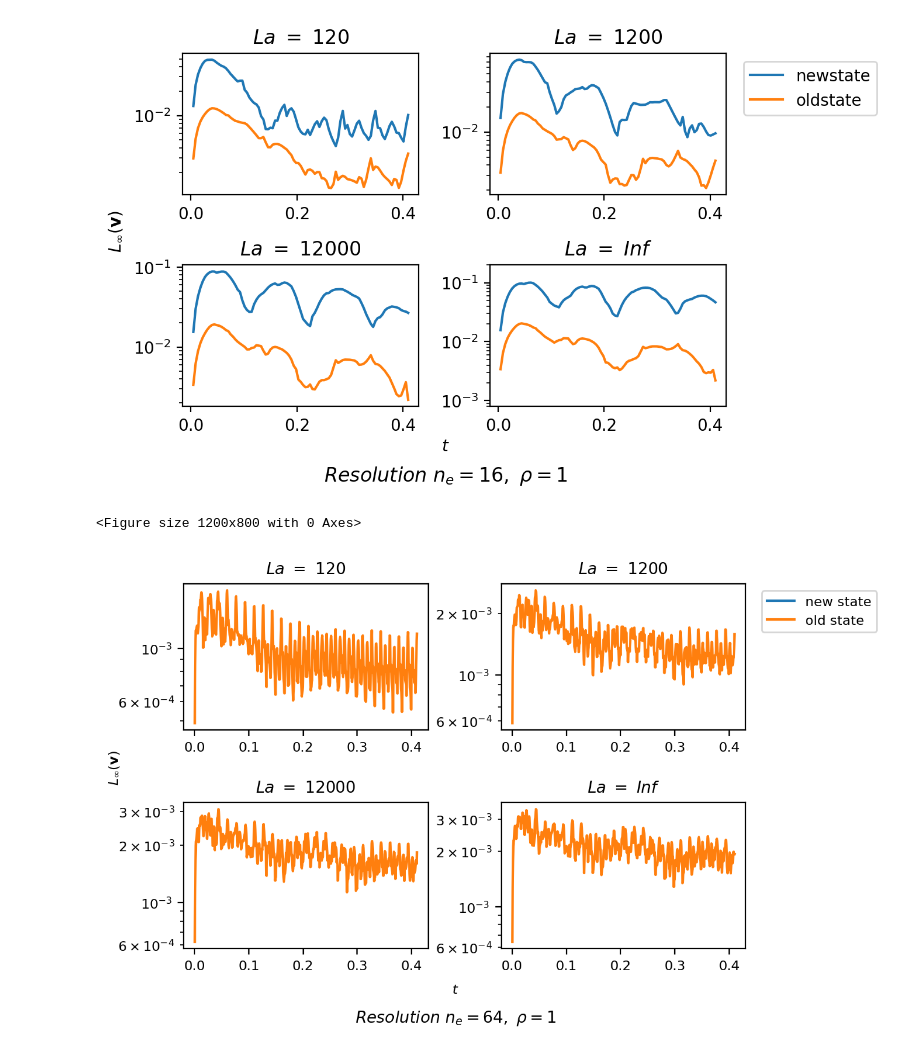
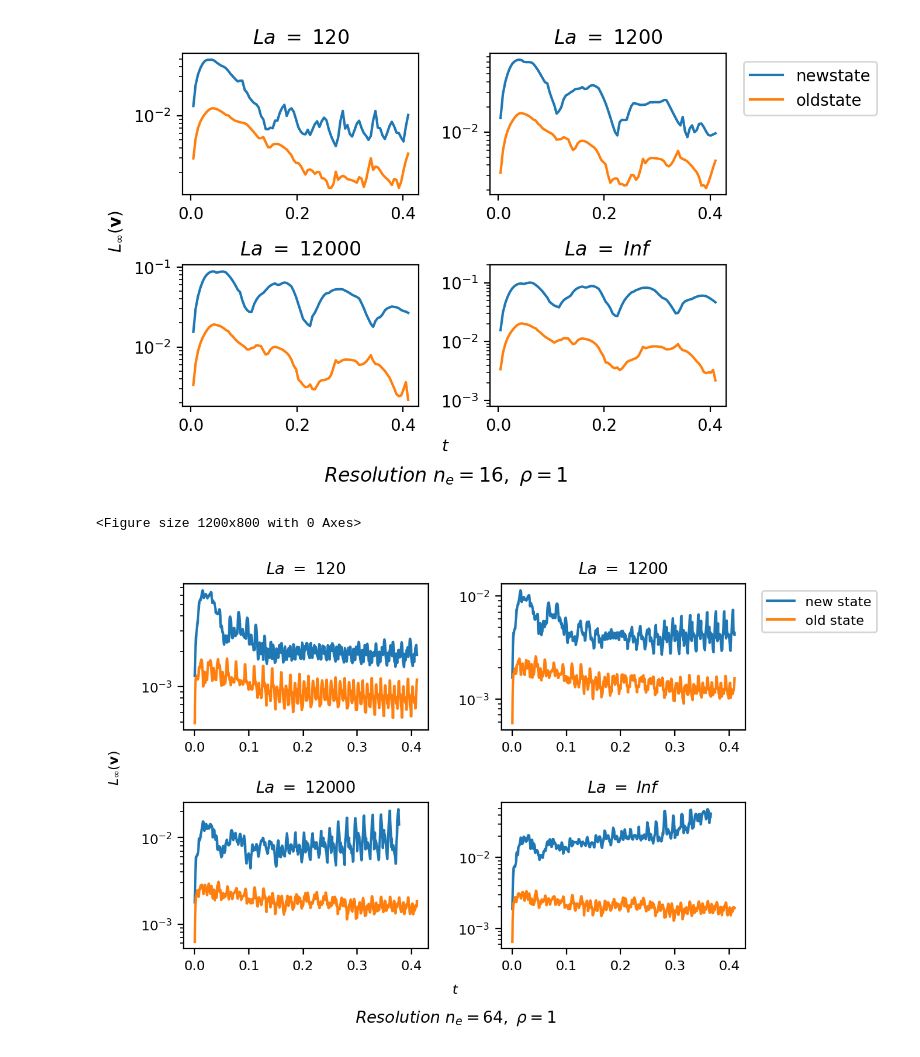
Before and after one commit to CRC-1194/lent, a Jupyter notebook: cases/flow-solution/translating-droplet/three-dimensional/translating-droplet-3D.ipynb, the cells around one changed output. Drawn from its saved outputs; the diff is of its cells as text; code cells hidden in the pictures.

```diff
--- a/cases/flow-solution/translating-droplet/three-dimensional/translating-droplet-3D.ipynb
+++ b/cases/flow-solution/translating-droplet/three-dimensional/translating-droplet-3D.ipynb
@@ -176,7 +176,7 @@ plt.show()
 
 fig, ax = plt.subplots(2, 2)
 
-new_state_n64_La120 = popinet_2009_df.loc[idx[[0.057735]]]
+new_state_n64_La120 = popinet_2009_df.loc[idx[[64],[0.057735],[1],:]]
 old_state_n64_La120=  old_data_df.loc[(old_data_df['resolution']==64)&(old_data_df['nu_droplet']==0.057735)]
 ax[0,0].plot(new_state_n64_La120['time'], new_state_n64_La120['Linf velocity error'],label='new state')
 ax[0,0].plot(old_state_n64_La120['time'], old_state_n64_La120['Linf velocity error'], label='old state')
@@ -184,36 +184,36 @@ ax[0,0].set_title(r"$La\ =\ 120$")
 ax[0,0].set_yscale('log')
 
 
-new_state_n64_La1200 = popinet_2009_df.loc[idx[[0.018257]]]
+new_state_n64_La1200 = popinet_2009_df.loc[idx[[64],[0.018257],[1],:]]
 old_state_n64_La1200 = old_data_df.loc[(old_data_df['resolution']==64)&(old_data_df['nu_droplet']==0.018257)]
 ax[0,1].plot(new_state_n64_La1200['time'], new_state_n64_La1200['Linf velocity error'],label='new state')
 ax[0,1].plot(old_state_n64_La1200['time'], old_state_n64_La1200['Linf velocity error'], label='old state')
 ax[0,1].legend(bbox_to_anchor=(1.04,1), loc="upper left")
 ax[0,1].set_title(r"$La\ =\ 1200$")
 ax[0,1].set_yscale('log')
 
 
-new_state_n64_La12000 = popinet_2009_df.loc[idx[[0.0057735]]]
+new_state_n64_La12000 = popinet_2009_df.loc[idx[[64],[0.0057735],[1],:]]
 old_state_n64_La12000 = old_data_df.loc[(old_data_df['resolution']==64)&(old_data_df['nu_droplet']==0.0057735)]
 ax[1,0].plot(new_state_n64_La12000['time'], new_state_n64_La12000['Linf velocity error'],label='new state')
 ax[1,0].plot(old_state_n64_La12000['time'], old_state_n64_La12000['Linf velocity error'], label='old state')
 ax[1,0].set_title(r"$La\ =\ 12000$")
 ax[1,0].set_yscale('log')
 
 
-new_state_n64_LaInf = popinet_2009_df.loc[idx[[0.000000]]]
+new_state_n64_LaInf = popinet_2009_df.loc[idx[[64],[0.00000],[1],:]]
 old_state_n64_LaInf = old_data_df.loc[(old_data_df['resolution']==64)&(old_data_df['nu_droplet']==0.000000)]
 ax[1,1].plot(new_state_n64_LaInf['time'], new_state_n64_LaInf['Linf velocity error'], label='new state')
 ax[1,1].plot(old_state_n64_LaInf['time'], old_state_n64_LaInf['Linf velocity error'], label='old state')
 ax[1,1].set_title(r"$La\ =\ Inf$")
 ax[1,1].set_yscale('log')
 
 
 plt.subplots_adjust(wspace = 0.3 , hspace=0.5)
 fig.text(0.5, 0.04, r"$t})$", va='center', ha='center', fontsize=rcParams['axes.labelsize'])
 fig.text(0.03, 0.5, r"$L_\infty(\mathbf{v})$", va='center', ha='center', rotation='vertical', fontsize=rcParams['axes.labelsize'])
 plt.suptitle(r"$Resolution\ n_e=64,\ \rho=1$", y=0)
 plt.show()
 # %% [output]
 <Figure size 1200x800 with 0 Axes>
-[figure, old version]
+[figure, new version]
```
Also changed, not shown: parts of 7 cells of this notebook.
